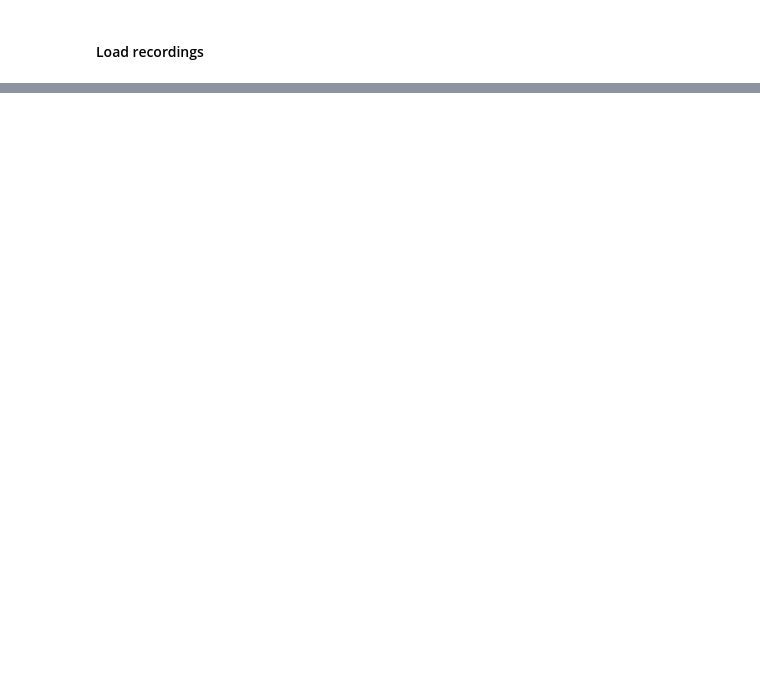
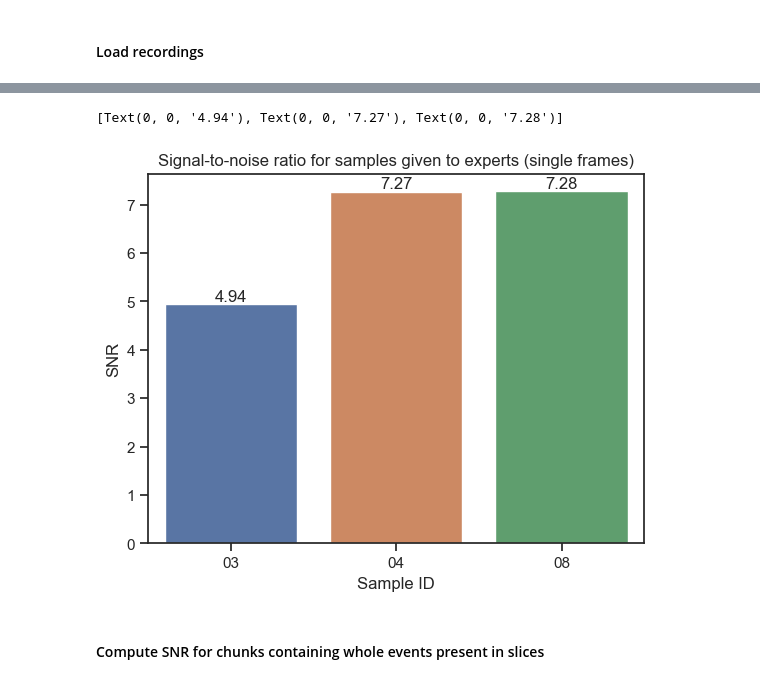
Before and after one commit to dottipr/sparks_project, a Jupyter notebook: notebooks/DATA PROCESSING compute SNR.ipynb, the cells around one changed output, grey strips where cells are left out. Cells and saved outputs as stored; diff of their text form; code cells hidden in the pictures; blank space fills up the shorter version.

```diff
--- a/notebooks/DATA PROCESSING compute SNR.ipynb
+++ b/notebooks/DATA PROCESSING compute SNR.ipynb
@@ -553,0 +156,28 @@ La dimensione dei bordi è
+# %%
+snr_frames = {}
+
+for slice_id in slice_ids:
+    movie_id = slice_to_movie_id[slice_id]
+    frame_id = slice_to_frame_id[slice_id]
+    if movie_id not in sample_ids:
+        continue
+
+    # get sample frame
+    x = xs[movie_id][frame_id]
+    # get annotations frame
+    y = ys[movie_id][frame_id]
+
+    # compute signal-to-noise ratio
+    snr_frames[slice_id] = compute_snr(x, y)
+# %%
+# visualize snr for samples given to experts
+ax = sns.barplot(x=list(snr_frames.keys()), y=list(snr_frames.values()))
+ax.set_title("Signal-to-noise ratio for samples given to experts (single frames)")
+ax.set_xlabel("Sample ID")
+ax.set_ylabel("SNR")
+ax.bar_label(ax.containers[0], fmt="%.2f")
+# %% [output]
+[Text(0, 0, '4.94'), Text(0, 0, '7.27'), Text(0, 0, '7.28')]
+[figure, added]
+# %% [markdown]
+#### Compute SNR for chunks containing whole events present in slices
```
Also changed, not shown: parts of 67 cells of this notebook, 1 other file.
